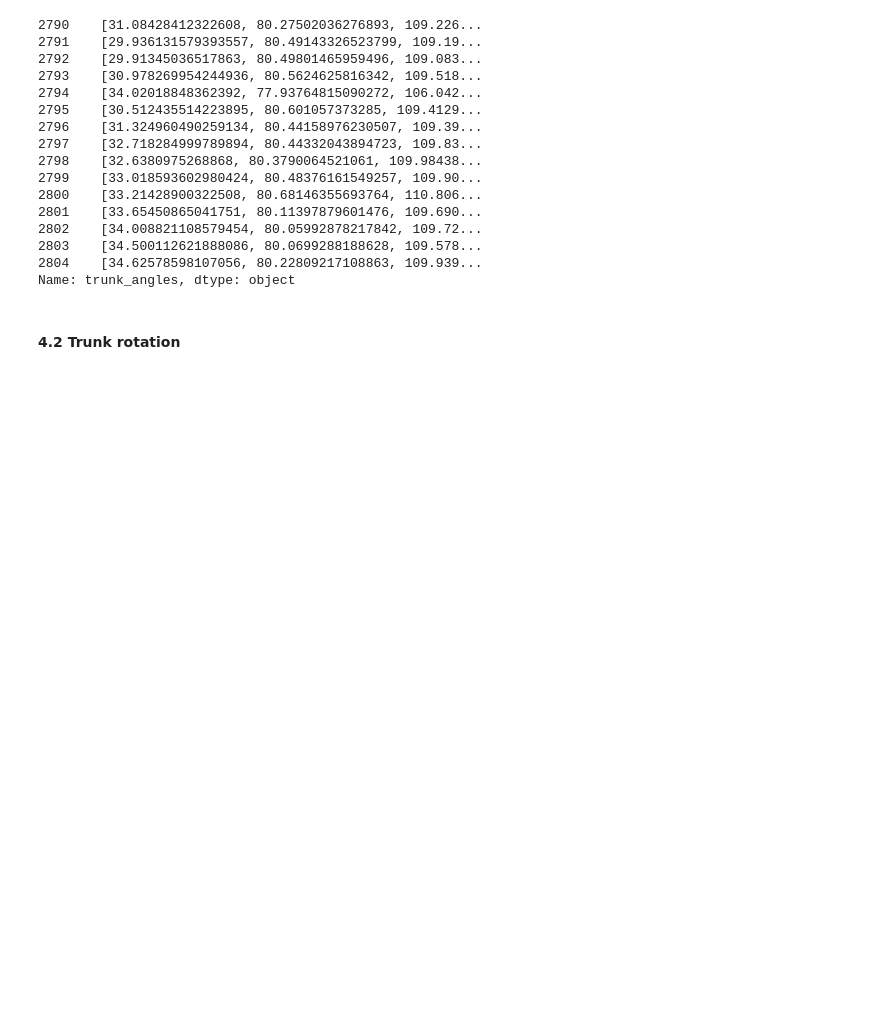
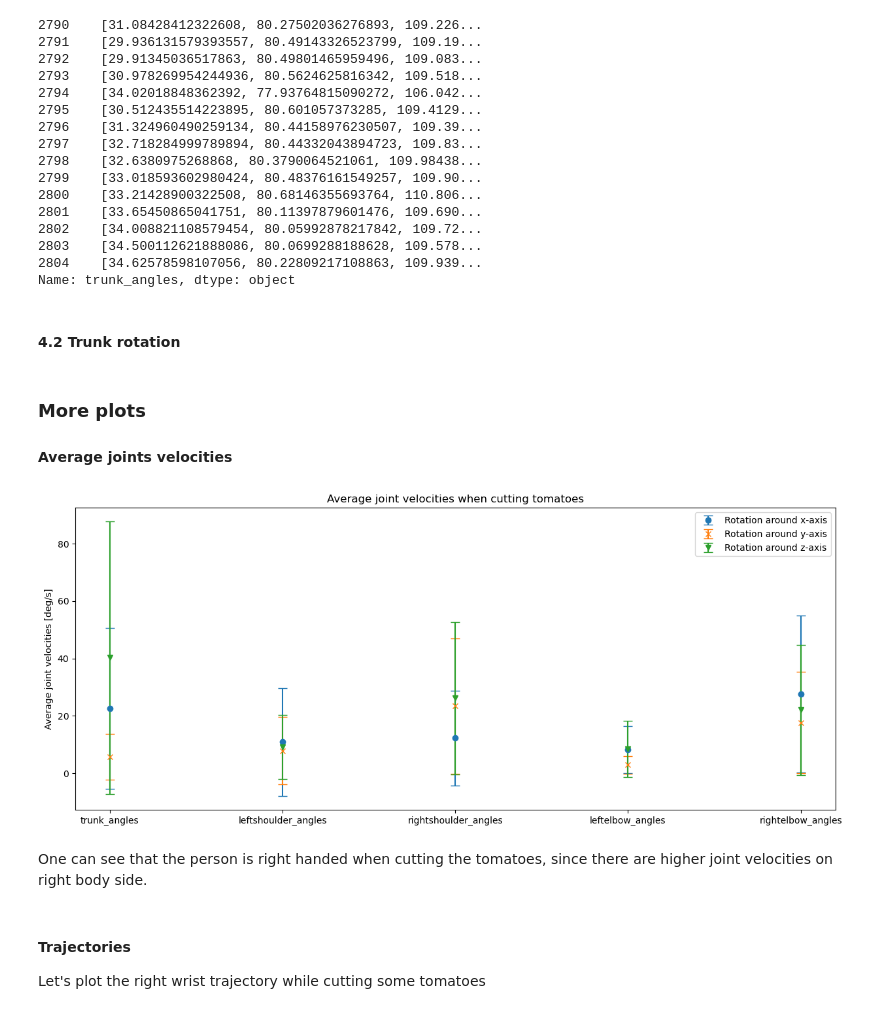
Before and after one commit to FranklinLeong/dexterity_assessment_CL, a Jupyter notebook: src/exploratory.ipynb, the cells around one changed output. Cells and saved outputs as stored; diff of their text form; code cells hidden in the pictures; blank space fills up the shorter version.

```diff
--- a/src/exploratory.ipynb
+++ b/src/exploratory.ipynb
@@ -425,3 +422,18 @@ df['trunk_angles'][idx[0]:idx[1]]
 Name: trunk_angles, dtype: object
 # %% [markdown]
 #### 4.2 Trunk rotation
+# %% [markdown]
+### More plots
+#### Average joints velocities
+# %%
+#during cutting events
+t1 = events['cutting'][0][0]
+t2 = events['cutting'][0][1]
+plot_joint_velocities(df, t1, t2, event = 'cutting tomatoes')
+# %% [output]
+[figure, added]
+# %% [markdown]
+One can see that the person is right handed when cutting the tomatoes, since there are higher joint velocities on right body side.
+# %% [markdown]
+#### Trajectories
+Let's plot the right wrist trajectory while cutting some tomatoes
```
Also changed, not shown: parts of 7 cells of this notebook, 1 other file.
